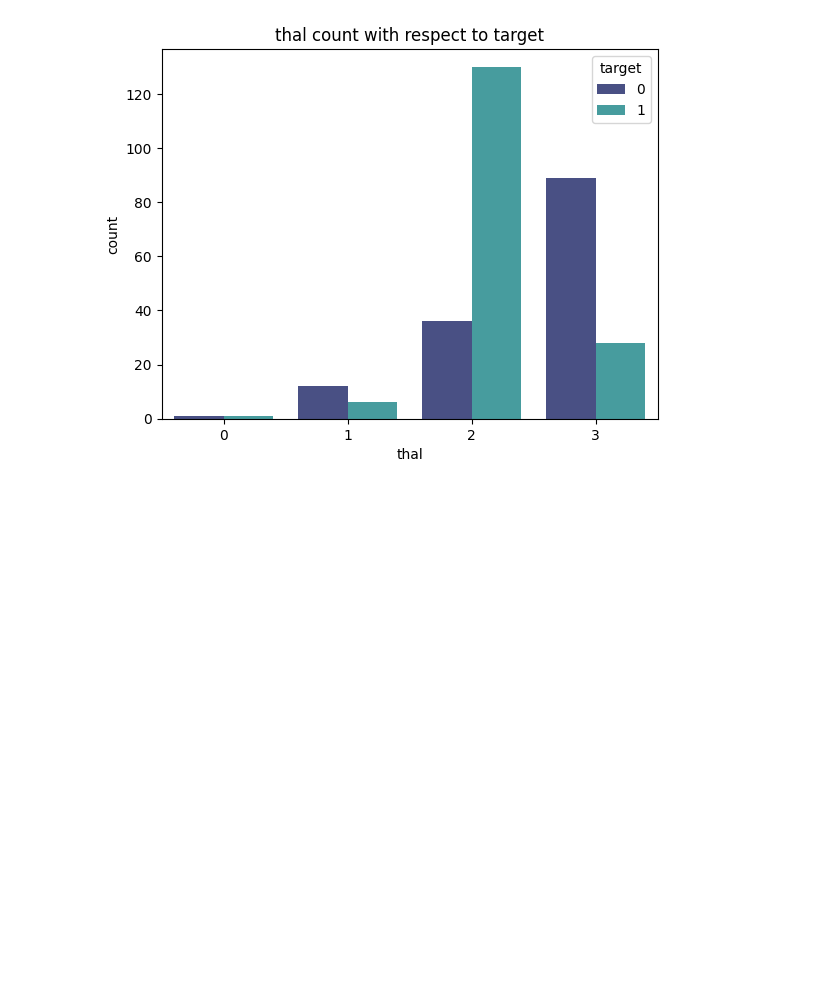
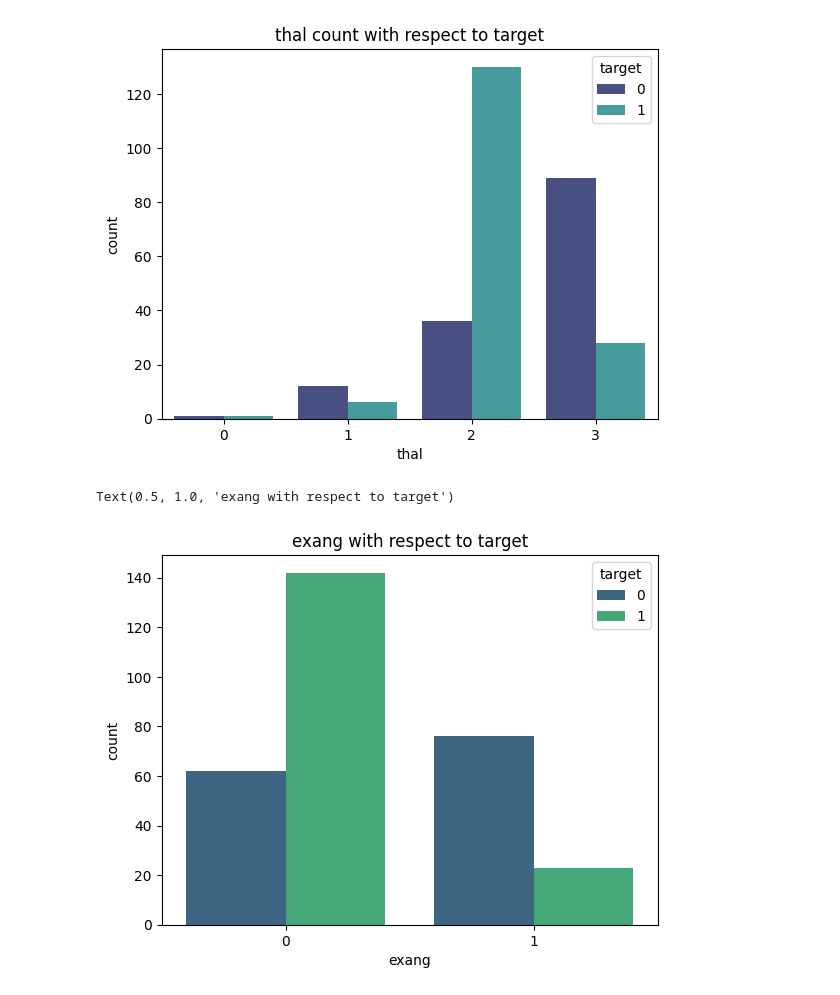
Before and after one commit to saiprasaad/Heart-Disease-Prediction, a Jupyter notebook: Project.ipynb, the cells around one changed output. Saved outputs shown, nothing was run; the diff lists cells and outputs as text; code cells hidden in the pictures; blank space fills up the shorter version.

```diff
--- a/Project.ipynb
+++ b/Project.ipynb
@@ -228,3 +228,10 @@ plt.title("thal count with respect to target")
 # %% [output]
 Text(0.5, 1.0, 'thal count with respect to target')
 [figure]
+# %%
+# Representation of exang count with respect to target
+sns.countplot(x="exang", hue="target", data=df, palette = "viridis")
+plt.title("exang with respect to target")
+# %% [output]
+Text(0.5, 1.0, 'exang with respect to target')
+[figure, added]
```
Also changed, not shown: parts of 15 cells of this notebook.
